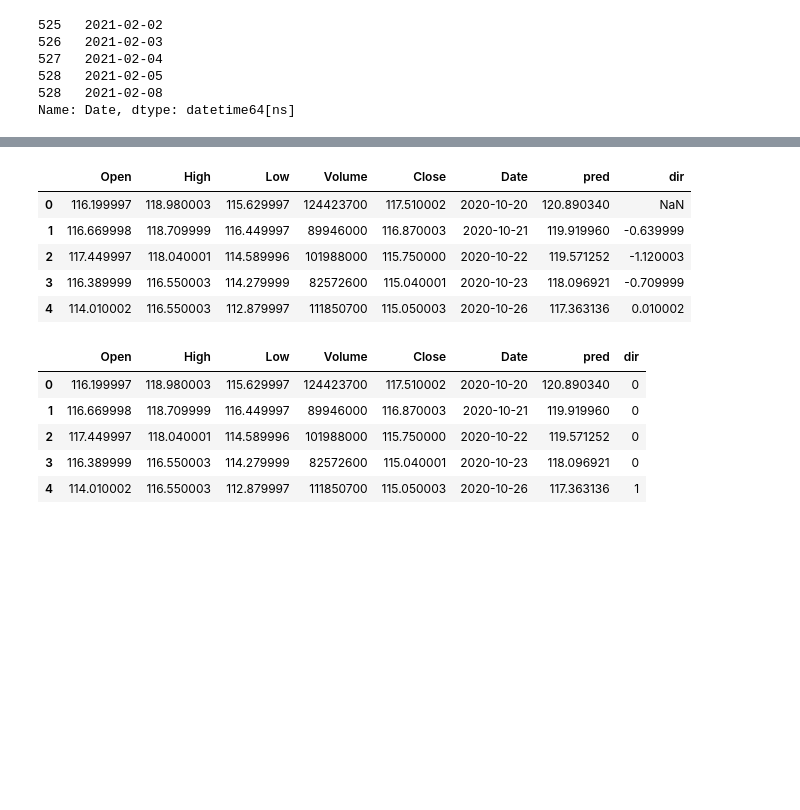
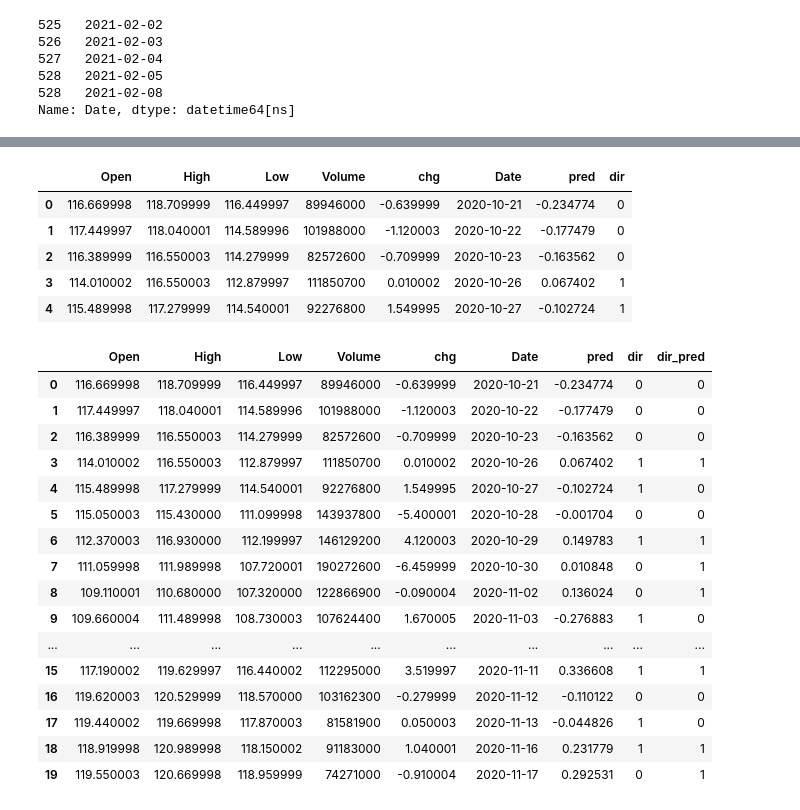
Before and after one commit to hadi-android/autotrading, a Jupyter notebook: pred_stock_quant_LSTM.ipynb, the cells around one changed output, grey strips where cells are left out. Saved outputs shown, nothing was run; the diff lists cells and outputs as text; code cells hidden in the pictures; blank space fills up the shorter version.

```diff
--- a/pred_stock_quant_LSTM.ipynb
+++ b/pred_stock_quant_LSTM.ipynb
@@ -90,3 +113,7 @@ dataset['Close'] = target
+# %%
+dataset.drop('Close', axis=1, inplace=True)
+# %%
+dataset = dataset.iloc[1:,:]
 # %%
 dataset.head()
 # %% [output]
@@ -198,16 +225,16 @@ print(train_X.shape, train_y.shape, val_X.shape, val_y.shape, test_X.shape, test
 # design network
 from keras.layers import Dropout
 model = Sequential()
-model.add(LSTM(50, return_sequences = True, input_shape=(train_X.shape[1], train_X.shape[2])))
-model.add(Dropout(0.2))
-model.add(LSTM(50, return_sequences = True))
-model.add(Dropout(0.2))
-model.add(LSTM(50))
-model.add(Dropout(0.2))
+model.add(LSTM(50, input_shape=(train_X.shape[1], train_X.shape[2])))
+#model.add(Dropout(0.2))
+#model.add(LSTM(50, return_sequences = True))
+#model.add(Dropout(0.2))
+#model.add(LSTM(50))
+#model.add(Dropout(0.2))
 model.add(Dense(1))
 model.compile(loss='mae', optimizer='adam')
 # fit network
-history = model.fit(train_X, train_y, epochs=50, batch_size=72, validation_data=(val_X, val_y), verbose=2, shuffle=False)
+history = model.fit(train_X, train_y, epochs=100, batch_size=72, validation_data=(val_X, val_y), verbose=2, shuffle=False)
 # plot history
 plt.plot(history.history['loss'], label='train')
 plt.plot(history.history['val_loss'], label='val')
@@ -414,21 +434,34 @@ merged_data
 # %%
-merged_data['dir'] = merged_data.Close-merged_data.Close.shift(1)
+merged_data['dir'] = merged_data['chg']>0
+merged_data['dir'] =  merged_data['dir'].astype(int)
 merged_data.head()
 # %% [output]
-|  | Open | High | Low | Volume | Close | Date | pred | dir |
-| 0 | 116.199997 | 118.980003 | 115.629997 | 124423700 | 117.510002 | 2020-10-20 | 120.890340 | NaN |
-| 1 | 116.669998 | 118.709999 | 116.449997 | 89946000 | 116.870003 | 2020-10-21 | 119.919960 | -0.639999 |
-| 2 | 117.449997 | 118.040001 | 114.589996 | 101988000 | 115.750000 | 2020-10-22 | 119.571252 | -1.120003 |
-| 3 | 116.389999 | 116.550003 | 114.279999 | 82572600 | 115.040001 | 2020-10-23 | 118.096921 | -0.709999 |
-| 4 | 114.010002 | 116.550003 | 112.879997 | 111850700 | 115.050003 | 2020-10-26 | 117.363136 | 0.010002 |
+|  | Open | High | Low | Volume | chg | Date | pred | dir |
+| 0 | 116.669998 | 118.709999 | 116.449997 | 89946000 | -0.639999 | 2020-10-21 | -0.234774 | 0 |
+| 1 | 117.449997 | 118.040001 | 114.589996 | 101988000 | -1.120003 | 2020-10-22 | -0.177479 | 0 |
+| 2 | 116.389999 | 116.550003 | 114.279999 | 82572600 | -0.709999 | 2020-10-23 | -0.163562 | 0 |
+| 3 | 114.010002 | 116.550003 | 112.879997 | 111850700 | 0.010002 | 2020-10-26 | 0.067402 | 1 |
+| 4 | 115.489998 | 117.279999 | 114.540001 | 92276800 | 1.549995 | 2020-10-27 | -0.102724 | 1 |
 # %%
-merged_data['dir'] = merged_data['dir']>0
-merged_data['dir'] =  merged_data['dir'].astype(int)
-merged_data.head()
+
+merged_data['dir_pred'] = merged_data['pred']>0
+merged_data['dir_pred'] =  merged_data['dir_pred'].astype(int)
+merged_data.head(20)
 # %% [output]
-|  | Open | High | Low | Volume | Close | Date | pred | dir |
-| 0 | 116.199997 | 118.980003 | 115.629997 | 124423700 | 117.510002 | 2020-10-20 | 120.890340 | 0 |
-| 1 | 116.669998 | 118.709999 | 116.449997 | 89946000 | 116.870003 | 2020-10-21 | 119.919960 | 0 |
-| 2 | 117.449997 | 118.040001 | 114.589996 | 101988000 | 115.750000 | 2020-10-22 | 119.571252 | 0 |
-| 3 | 116.389999 | 116.550003 | 114.279999 | 82572600 | 115.040001 | 2020-10-23 | 118.096921 | 0 |
-| 4 | 114.010002 | 116.550003 | 112.879997 | 111850700 | 115.050003 | 2020-10-26 | 117.363136 | 1 |
+|  | Open | High | Low | Volume | chg | Date | pred | dir | dir_pred |
+| 0 | 116.669998 | 118.709999 | 116.449997 | 89946000 | -0.639999 | 2020-10-21 | -0.234774 | 0 | 0 |
+| 1 | 117.449997 | 118.040001 | 114.589996 | 101988000 | -1.120003 | 2020-10-22 | -0.177479 | 0 | 0 |
+| 2 | 116.389999 | 116.550003 | 114.279999 | 82572600 | -0.709999 | 2020-10-23 | -0.163562 | 0 | 0 |
+| 3 | 114.010002 | 116.550003 | 112.879997 | 111850700 | 0.010002 | 2020-10-26 | 0.067402 | 1 | 1 |
+| 4 | 115.489998 | 117.279999 | 114.540001 | 92276800 | 1.549995 | 2020-10-27 | -0.102724 | 1 | 0 |
+| 5 | 115.050003 | 115.430000 | 111.099998 | 143937800 | -5.400001 | 2020-10-28 | -0.001704 | 0 | 0 |
+| 6 | 112.370003 | 116.930000 | 112.199997 | 146129200 | 4.120003 | 2020-10-29 | 0.149783 | 1 | 1 |
+| 7 | 111.059998 | 111.989998 | 107.720001 | 190272600 | -6.459999 | 2020-10-30 | 0.010848 | 0 | 1 |
+| 8 | 109.110001 | 110.680000 | 107.320000 | 122866900 | -0.090004 | 2020-11-02 | 0.136024 | 0 | 1 |
+| 9 | 109.660004 | 111.489998 | 108.730003 | 107624400 | 1.670005 | 2020-11-03 | -0.276883 | 1 | 0 |
+| ... | ... | ... | ... | ... | ... | ... | ... | ... | ... |
+| 15 | 117.190002 | 119.629997 | 116.440002 | 112295000 | 3.519997 | 2020-11-11 | 0.336608 | 1 | 1 |
+| 16 | 119.620003 | 120.529999 | 118.570000 | 103162300 | -0.279999 | 2020-11-12 | -0.110122 | 0 | 0 |
+| 17 | 119.440002 | 119.669998 | 117.870003 | 81581900 | 0.050003 | 2020-11-13 | -0.044826 | 1 | 0 |
+| 18 | 118.919998 | 120.989998 | 118.150002 | 91183000 | 1.040001 | 2020-11-16 | 0.231779 | 1 | 1 |
+| 19 | 119.550003 | 120.669998 | 118.959999 | 74271000 | -0.910004 | 2020-11-17 | 0.292531 | 0 | 1 |
```
Also changed, not shown: parts of 31 cells of this notebook.
